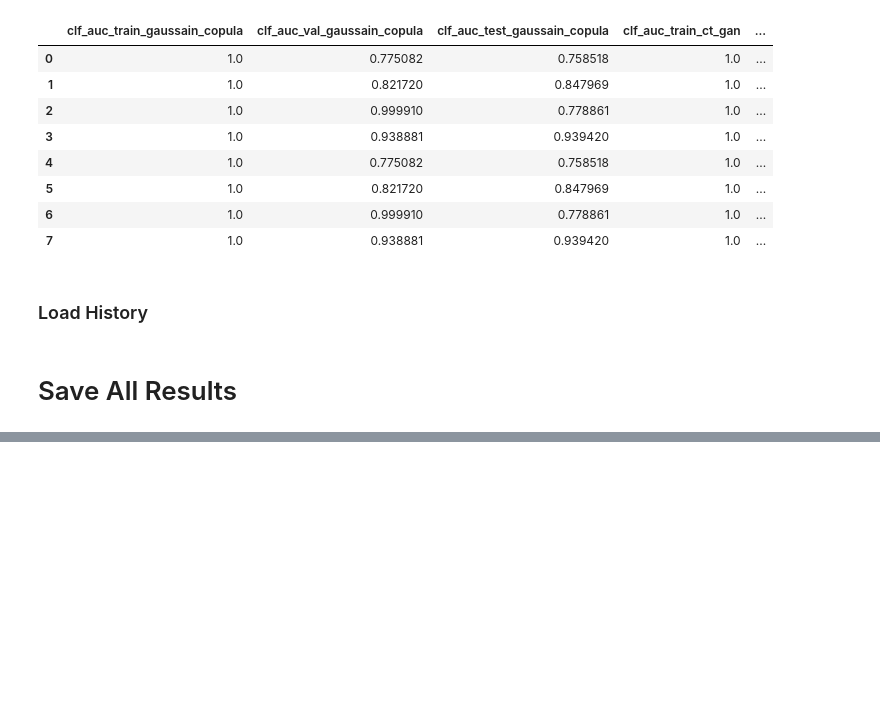
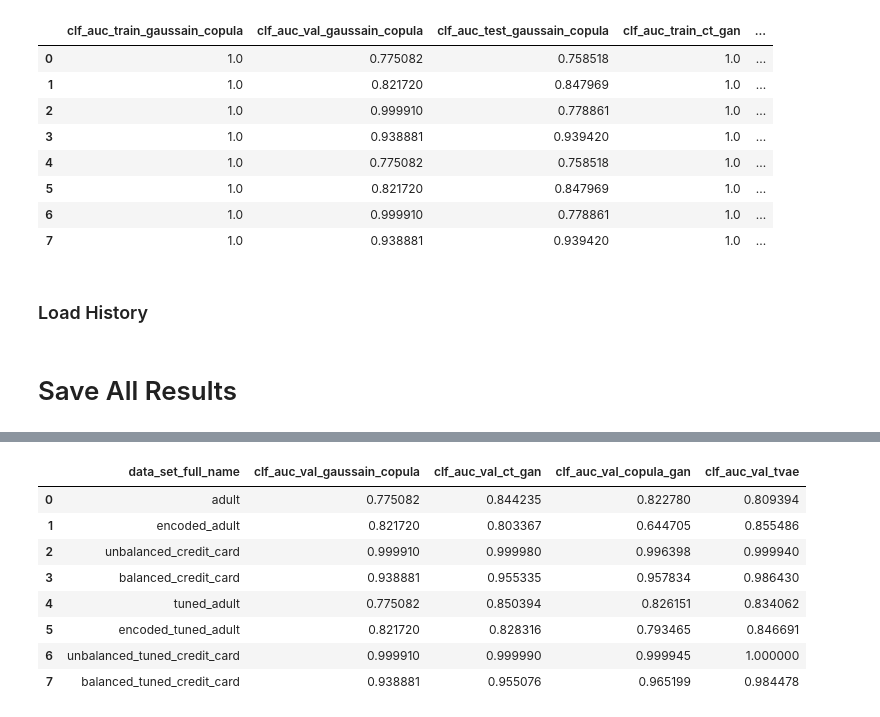
Before and after one commit to shinnasa/SC-GOAT, a Jupyter notebook: code/CollectResults.ipynb, the cells around one changed output, grey strips where cells are left out. Saved outputs shown, nothing was run; the diff lists cells and outputs as text; code cells hidden in the pictures; blank space fills up the shorter version.

```diff
--- a/code/CollectResults.ipynb
+++ b/code/CollectResults.ipynb
@@ -972,0 +1012,13 @@ df_all_results_individual_models_performance.to_csv('../data/df_all_results_indi
+# %%
+columns_needed = ['data_set_full_name', 'clf_auc_val_gaussain_copula', 'clf_auc_val_ct_gan', 'clf_auc_val_copula_gan', 'clf_auc_val_tvae']
+df_all_results_individual_models_performance[columns_needed]
+# %% [output]
+|  | data_set_full_name | clf_auc_val_gaussain_copula | clf_auc_val_ct_gan | clf_auc_val_copula_gan | clf_auc_val_tvae |
+| 0 | adult | 0.775082 | 0.844235 | 0.822780 | 0.809394 |
+| 1 | encoded_adult | 0.821720 | 0.803367 | 0.644705 | 0.855486 |
+| 2 | unbalanced_credit_card | 0.999910 | 0.999980 | 0.996398 | 0.999940 |
+| 3 | balanced_credit_card | 0.938881 | 0.955335 | 0.957834 | 0.986430 |
+| 4 | tuned_adult | 0.775082 | 0.850394 | 0.826151 | 0.834062 |
+| 5 | encoded_tuned_adult | 0.821720 | 0.828316 | 0.793465 | 0.846691 |
+| 6 | unbalanced_tuned_credit_card | 0.999910 | 0.999990 | 0.999945 | 1.000000 |
+| 7 | balanced_tuned_credit_card | 0.938881 | 0.955076 | 0.965199 | 0.984478 |
```
Also changed, not shown: parts of 52 cells of this notebook.
